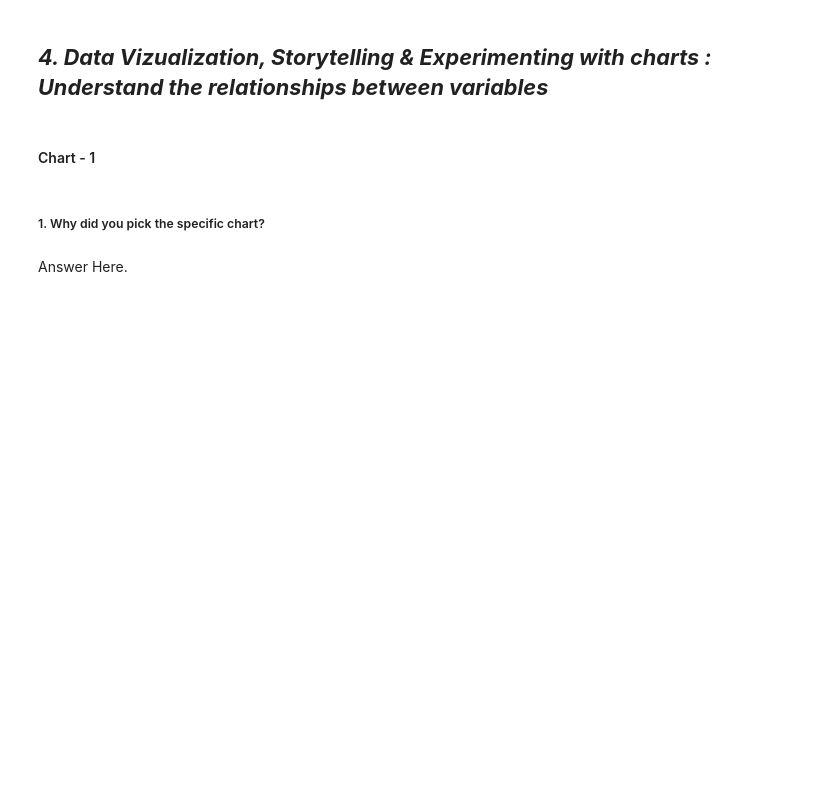
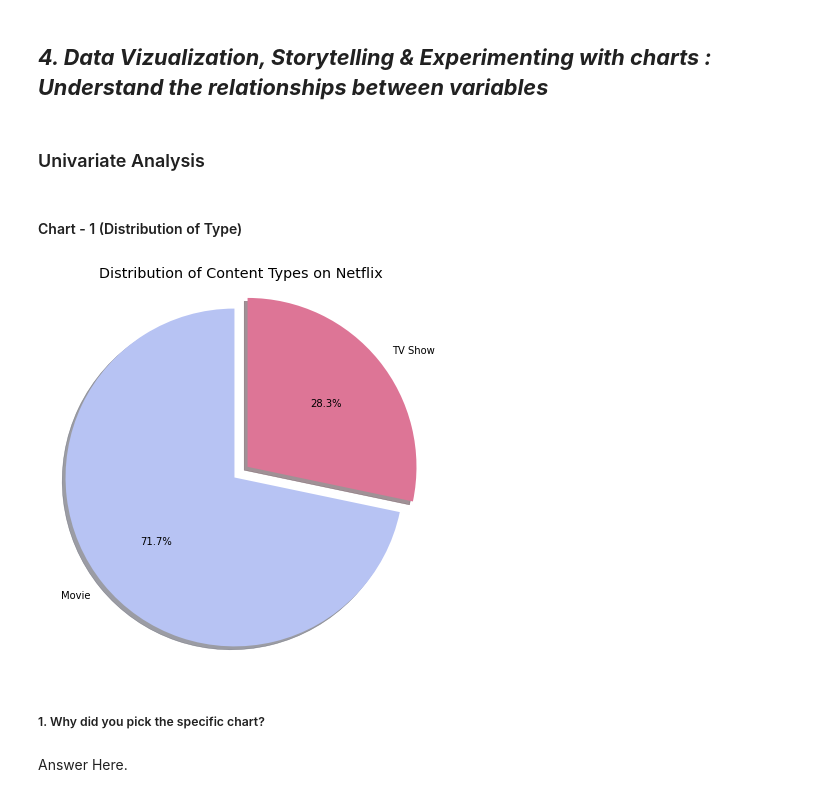
Before and after one commit to Shahrukh2016/Netflix_Movies_and_TV_Shows_Clustering, a Jupyter notebook: IndividualColab_NetflixMoviesAndTvShowsClustering.ipynb, the cells around one changed output. Cells and saved outputs as stored; diff of their text form; code cells hidden in the pictures; blank space fills up the shorter version.

```diff
--- a/IndividualColab_NetflixMoviesAndTvShowsClustering.ipynb
+++ b/IndividualColab_NetflixMoviesAndTvShowsClustering.ipynb
@@ -605,8 +617,8 @@ Let's not complicate it and create bins as following:
 # Binning the values in the rating column
 rating_map = {'TV-MA':'Adults',
               'R':'Restricted',
-              'PG-13':'Parental Guidance',
-              'TV-14':'Parental Guidance',
+              'PG-13':'Teens',
+              'TV-14':'Teens',
               'TV-PG':'All Ages',
               'NR':'Not Rated',
               'TV-G':'All Ages',
@@ -635,9 +688,22 @@ We have divided data wrangling into three different sections:
 # %% [markdown]
 ## ***4. Data Vizualization, Storytelling & Experimenting with charts : Understand the relationships between variables***
+# %% [markdown]
+### Univariate Analysis
 # %% [markdown]
-#### Chart - 1
+#### Chart - 1 (Distribution of Type)
 # %%
 # Chart - 1 visualization code
+# %%
+# Create a DataFrame of the count of each unique value in the 'type' column
+type_counts = df['type'].value_counts()
+plt.figure(figsize=(7,7))
+# Create a pie chart of the 'type' column
+plt.pie(type_counts, labels=type_counts.index,colors=['#B7C3F3','#DD7596'],explode=(0, 0.1),shadow=True, autopct='%1.1f%%',startangle=90)
+plt.title('Distribution of Content Types on Netflix')
+plt.axis('equal')
+plt.show()
+# %% [output]
+[figure, added]
 # %% [markdown]
 ##### 1. Why did you pick the specific chart?
 # %% [markdown]
```
Also changed, not shown: parts of 33 cells of this notebook.
